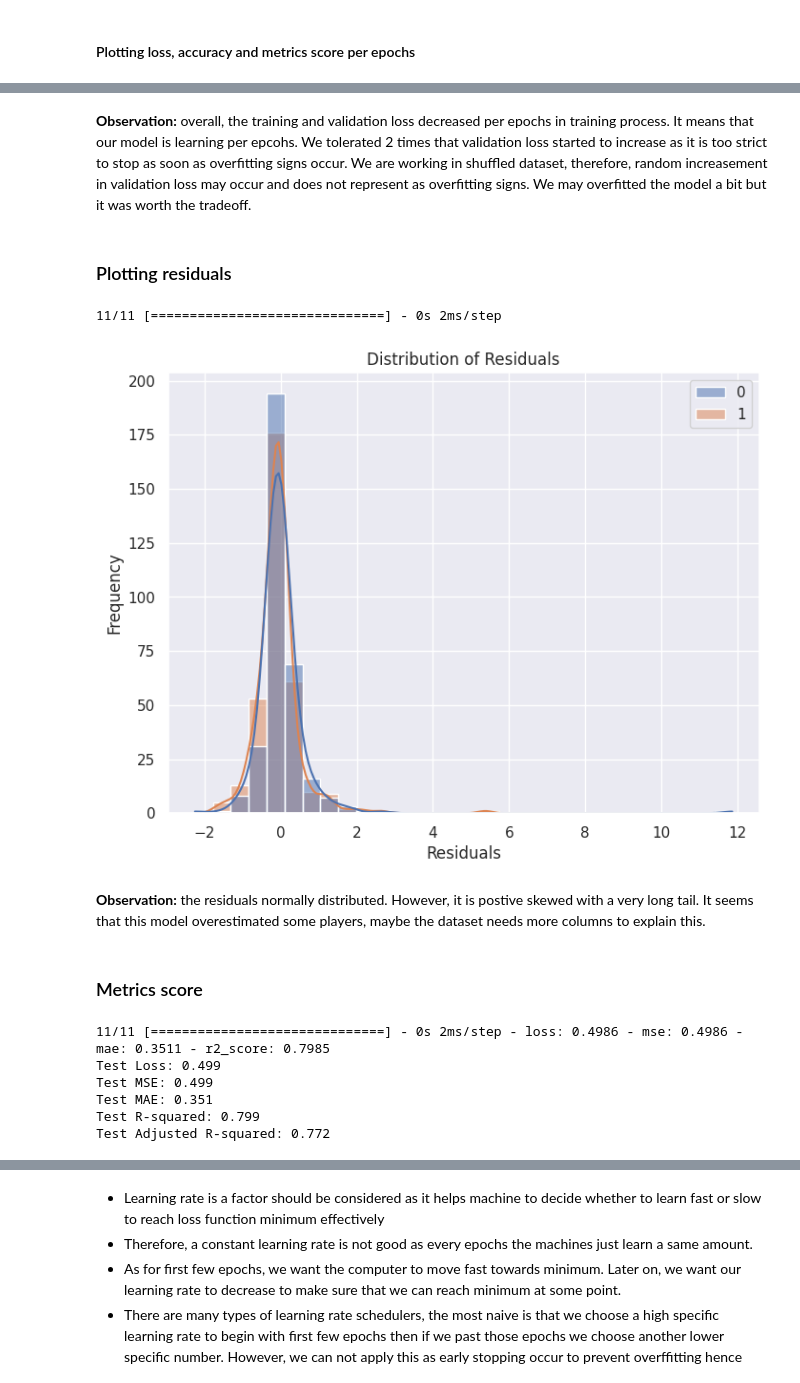
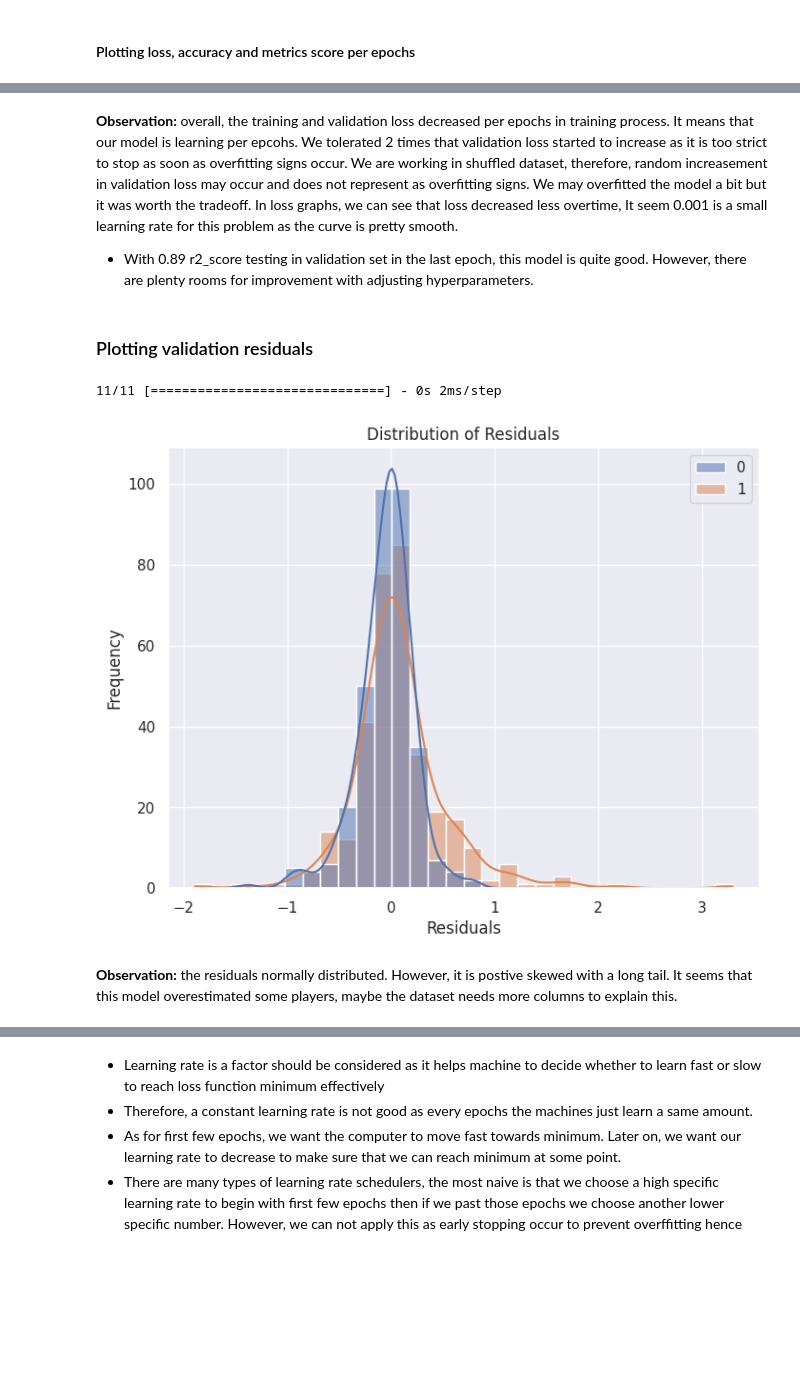
Before and after one commit to hwangdeokThien/CSC14119_IntroDS_final_project, a Jupyter notebook: src/notebooks/4.2-data-modeling-with-deep-training.ipynb, the cells around one changed output, grey strips where cells are left out. Saved outputs shown, nothing was run; the diff lists cells and outputs as text; code cells hidden in the pictures; blank space fills up the shorter version.

```diff
--- a/src/notebooks/4.2-data-modeling-with-deep-training.ipynb
+++ b/src/notebooks/4.2-data-modeling-with-deep-training.ipynb
@@ -199,42 +199,21 @@ plt.show()
 # %% [markdown]
-**Observation:** overall, the training and validation loss decreased per epochs in training process. It means that our model is learning per epcohs. We tolerated 2 times that validation loss started to increase as it is too strict to stop as soon as overfitting signs occur. We are working in shuffled dataset, therefore, random increasement in validation loss may occur and does not represent as overfitting signs. We may overfitted the model a bit but it was worth the tradeoff.
+**Observation:** overall, the training and validation loss decreased per epochs in training process. It means that our model is learning per epcohs. We tolerated 2 times that validation loss started to increase as it is too strict to stop as soon as overfitting signs occur. We are working in shuffled dataset, therefore, random increasement in validation loss may occur and does not represent as overfitting signs. We may overfitted the model a bit but it was worth the tradeoff. In loss graphs, we can see that loss decreased less overtime, It seem 0.001 is a small learning rate for this problem as the curve is pretty smooth.
+- With 0.89 r2_score testing in validation set in the last epoch, this model is quite good. However, there are plenty rooms for improvement with adjusting hyperparameters.
 # %% [markdown]
-### Plotting residuals
+### Plotting validation residuals
 # %%
-predictions_1 = model_1.predict(test_inputs)
-residuals_1 = test_targets - predictions_1
+predictions_1 = model_1.predict(validation_inputs)
+residuals_1 = validation_targets - predictions_1
 
 sns.set()
 plt.figure(figsize=(8, 6))
 sns.histplot(residuals_1, kde=True, bins=30)
 plt.title('Distribution of Residuals')
 plt.xlabel('Residuals')
 plt.ylabel('Frequency')
 plt.show()
 # %% [output]
 11/11 [==============================] - 0s 2ms/step
-[figure, old version]
+[figure, new version]
 # %% [markdown]
-**Observation:** the residuals normally distributed. However, it is postive skewed with a very long tail. It seems that this model overestimated some players, maybe the dataset needs more columns to explain this.
+**Observation:** the residuals normally distributed. However, it is postive skewed with a long tail. It seems that this model overestimated some players, maybe the dataset needs more columns to explain this.
-# %% [markdown]
-### Metrics score
-# %%
-test_loss, mse, mae, r_squared = model_1.evaluate(test_inputs, test_targets)
-
-print(f'Test Loss: {round(test_loss,3)}')
-print(f'Test MSE: {round(mse,3)}')
-print(f'Test MAE: {round(mae,3)}')
-
-n = test_samples_count  # number of samples
-p = test_inputs.shape[1]  # number of predictors (features)
-adjusted_r_squared = 1 - (1 - r_squared) * (n - 1) / (n - p - 1)
-
-print(f'Test R-squared: {round(r_squared,3)}')
-print(f'Test Adjusted R-squared: {round(adjusted_r_squared,3)}')
-# %% [output]
-11/11 [==============================] - 0s 2ms/step - loss: 0.4986 - mse: 0.4986 - mae: 0.3511 - r2_score: 0.7985
-Test Loss: 0.499
-Test MSE: 0.499
-Test MAE: 0.351
-Test R-squared: 0.799
-Test Adjusted R-squared: 0.772
```
Also changed, not shown: parts of 26 cells of this notebook, 3 other files.
